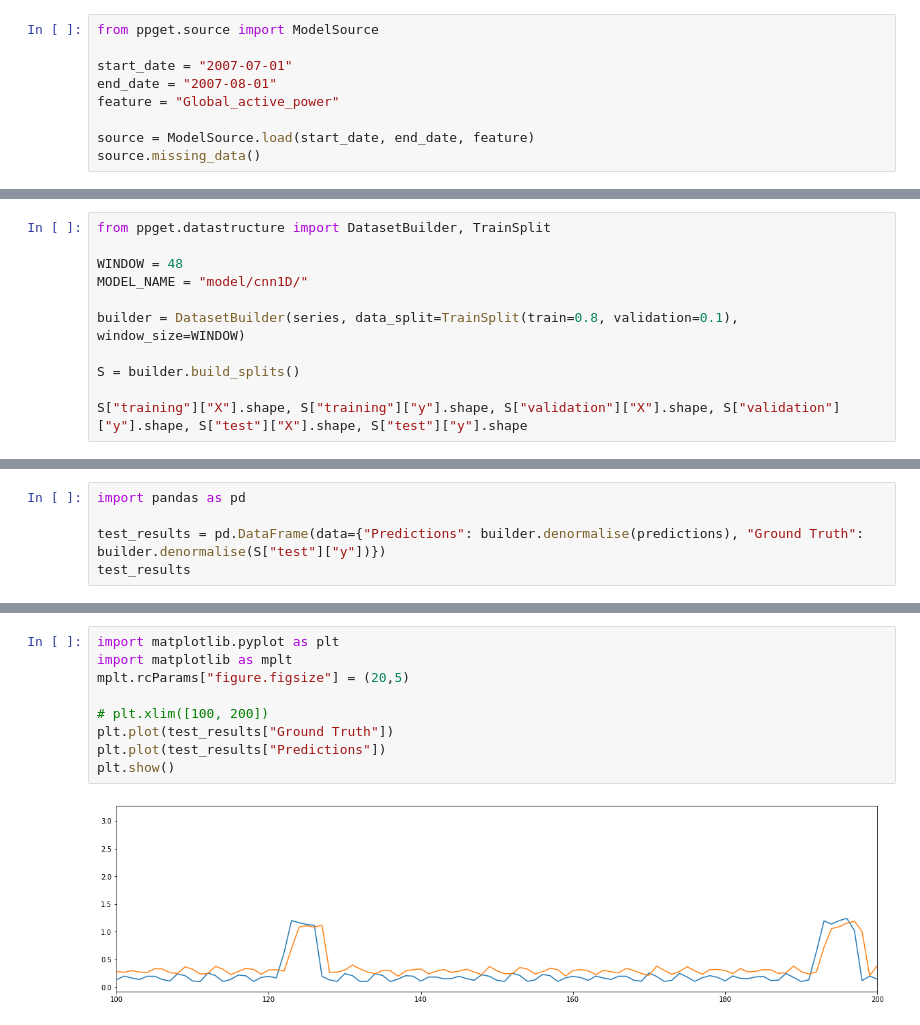
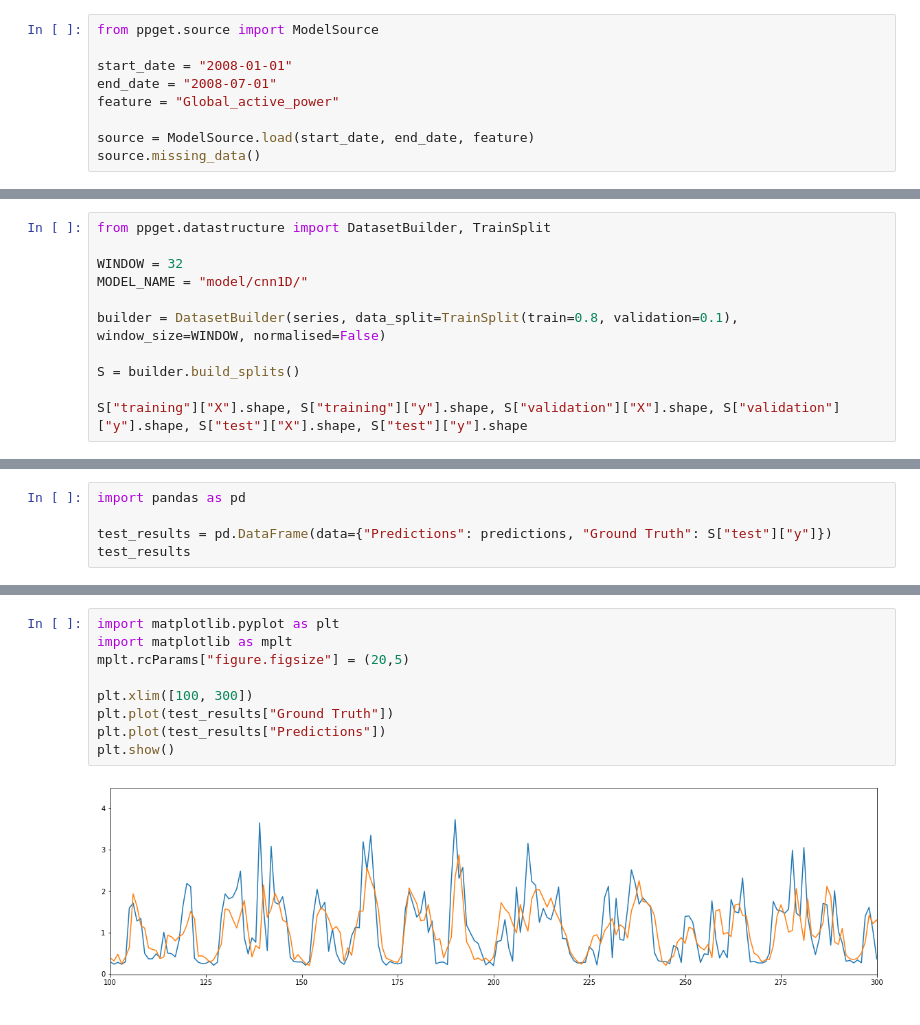
Before and after one commit to Gunisalvo/ppget-aprendizado-de-maquinas, a Jupyter notebook: 005_cnn1D.ipynb, the cells around one changed output, grey strips where cells are left out. Drawn from its saved outputs; the diff is of its cells as text.

```diff
--- a/005_cnn1D.ipynb
+++ b/005_cnn1D.ipynb
@@ -1,8 +1,8 @@
 # %%
 from ppget.source import ModelSource
 
-start_date = "2007-07-01"
-end_date = "2007-08-01"
+start_date = "2008-01-01"
+end_date = "2008-07-01"
 feature = "Global_active_power"
 
 source = ModelSource.load(start_date, end_date, feature)
@@ -23,10 +23,10 @@ Freq: 10T, Name: Global_active_power, dtype: float64
 # %%
 from ppget.datastructure import DatasetBuilder, TrainSplit
 
-WINDOW = 48
+WINDOW = 32
 MODEL_NAME = "model/cnn1D/"
 
-builder = DatasetBuilder(series, data_split=TrainSplit(train=0.8, validation=0.1), window_size=WINDOW)
+builder = DatasetBuilder(series, data_split=TrainSplit(train=0.8, validation=0.1), window_size=WINDOW, normalised=False)
 
 S = builder.build_splits()
 
@@ -104,7 +109,7 @@ len(predictions)
 # %%
 import pandas as pd
 
-test_results = pd.DataFrame(data={"Predictions": builder.denormalise(predictions), "Ground Truth": builder.denormalise(S["test"]["y"])})
+test_results = pd.DataFrame(data={"Predictions": predictions, "Ground Truth": S["test"]["y"]})
 test_results
 # %% [output]
 |  | Predictions | Ground Truth |
@@ -123,11 +128,11 @@ test_results
 # %%
 import matplotlib.pyplot as plt
 import matplotlib as mplt
 mplt.rcParams["figure.figsize"] = (20,5)
 
-# plt.xlim([100, 200])
+plt.xlim([100, 300])
 plt.plot(test_results["Ground Truth"])
 plt.plot(test_results["Predictions"])
 plt.show()
 # %% [output]
-[figure, old version]
+[figure, new version]
```
Also changed, not shown: parts of 7 cells of this notebook, 2 other files.
